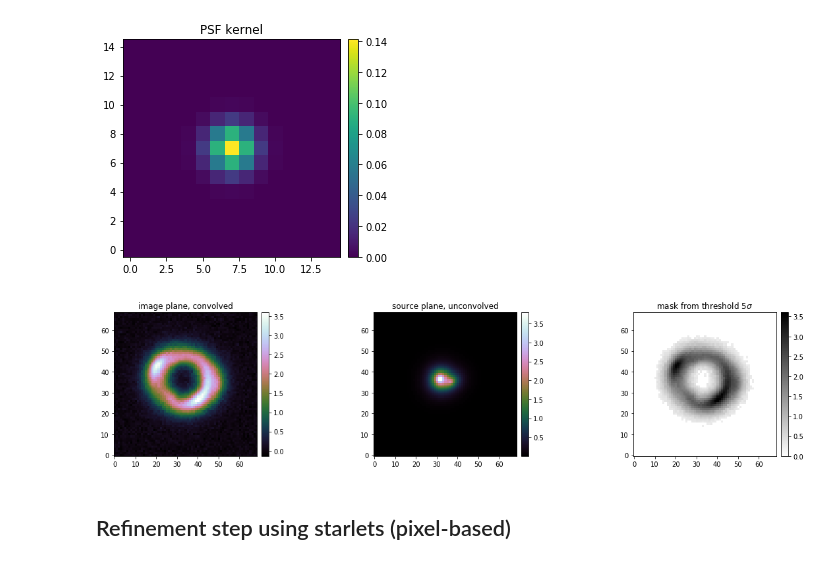
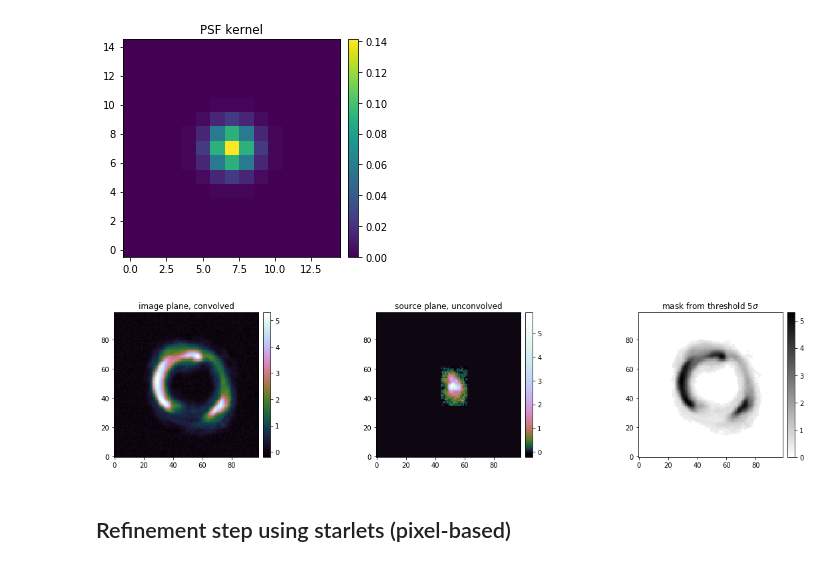
Before and after one commit to aymgal/SLITronomy, a Jupyter notebook: thirdparty/notebooks/04_source_mass_reconstruction.ipynb, the cells around one changed output. Drawn from its saved outputs; the diff is of its cells as text; code cells hidden in the pictures.

```diff
--- a/thirdparty/notebooks/04_source_mass_reconstruction.ipynb
+++ b/thirdparty/notebooks/04_source_mass_reconstruction.ipynb
@@ -78,10 +77,10 @@ log_scale = lambda x: np.log10(x)
 sqrt_scale = lambda x: np.sqrt(x)
 # %%
 # data specifics
-num_pix = 69  # cutout pixel size
+num_pix = 99  # cutout pixel size
 delta_pix = 0.08  # pixel size in arcsec (area per pixel = deltaPix**2)
 
-background_rms = 0.05  # background noise per pixel
+#background_rms = 0.05  # background noise per pixel
 #exp_time = 0  # exposure time (arbitrary units, flux per pixel is in units #photons/exp_time unit)
 
 psf_fwhm = 0.2  # full width half max of PSF, in delta_pix units
@@ -121,29 +120,29 @@ plt.show()
 [figure]
 # %%
 lens_model_list = ['SIE']  # SPEMD
-#kwargs_spemd = {'gamma': 2, 'theta_E': 1, 'center_x': 0.02, 'center_y': 0.05, 'e1': -0.1, 'e2': 0.1}
-kwargs_sie = {'theta_E': 1, 'center_x': 0.02, 'center_y': 0.05, 'e1': -0.1, 'e2': 0.1}
+#kwargs_spemd = {'theta_E': 1.8, 'gamma': 2, 'center_x': 0, 'center_y': 0, 'e1': 0.1, 'e2': -0.2}
+kwargs_sie = {'theta_E': 1.8, 'center_x': 0.1, 'center_y': 0.1, 'e1': -0.1, 'e2': 0.2}
 kwargs_lens = [kwargs_sie]
 lens_model_class = LensModel(lens_model_list=lens_model_list)
 
-# list of source light profiles
-source_model_list = ['SERSIC_ELLIPSE', 'SERSIC_ELLIPSE']
-kwargs_sersic_ellipse_source2 = {'amp': 60, 'R_sersic': 0.4, 'n_sersic': 1, 'e1': 0.1, 'e2': 0.1,
-                                'center_x': 0.2, 'center_y': 0.1}
-kwargs_sersic_ellipse_source1 = {'amp': 130, 'R_sersic': 0.4, 'n_sersic': 1, 'e1': -0.02, 'e2': 0.02,
-                                'center_x': -0.2, 'center_y': 0.2}
-kwargs_source = [kwargs_sersic_ellipse_source1, kwargs_sersic_ellipse_source2]
+# list of source light profiles from Galsim (COSMOS galaxy)
+galsim_index = 1
+snr = 500
+galsim_data_path = ('data/ring_sims/sims_SNR{}/simring_galsim{}_all.pkl'.format(snr, galsim_index))
+[data, truth, lens_model] = pkl.load(open(galsim_data_path, 'rb'))
+galsim_source_highres = truth['source_galsim_3']
+background_rms = data['background_rms']
+galsim_num_pix = data['num_pix']
+galsim_delta_pix = data['delta_pix']
+source_model_list = ['INTERPOL']
+kwargs_interpol_source = {'image': galsim_source_highres, 'amp': 3000, 'center_x': +0.3, 'center_y': -0.1, 'phi_G': 0,
+                          'scale': galsim_delta_pix/3}
+kwargs_source = [kwargs_interpol_source]
 source_model_class = LightModel(light_model_list=source_model_list)
-
-# list of lens light profiles
-lens_light_model_list = []
-kwargs_lens_light = [{}]
-lens_light_model_class = LightModel(light_model_list=lens_light_model_list)
 
 kwargs_truth = {
     'kwargs_lens': kwargs_lens,
     'kwargs_source': kwargs_source,
-    'kwargs_lens_light': kwargs_lens_light,
     'kwargs_special': {'delta_x_source_grid': 0, 'delta_y_source_grid': 0},
 }
 # %%
@@ -151,10 +150,9 @@ kwargs_numerics_sim = {'supersampling_factor': 3, 'supersampling_convolution': F
 
 # get the simalated lens image (i.e. image plane)
 imageModel = ImageModel(data_class, psf_class, lens_model_class, source_model_class,
-                        lens_light_model_class, point_source_class=None,
                         kwargs_numerics=kwargs_numerics_sim)
 
-image_sim_no_noise = imageModel.image(kwargs_lens, kwargs_source, kwargs_lens_light, kwargs_ps=None)
+image_sim_no_noise = imageModel.image(kwargs_lens, kwargs_source)
 
 bkg = image_util.add_background(image_sim_no_noise, sigma_bkd=background_rms)
 #poisson = image_util.add_poisson(image_sim_no_noise, exp_time=exp_time)
@@ -163,6 +161,7 @@ image_sim = image_sim_no_noise + noise
 image_sim_1d = lenstro_util.image2array(image_sim)
 
 kwargs_data['image_data'] = image_sim
+kwargs_data['background_rms'] = background_rms
 kwargs_data['noise_map']  = background_rms * np.ones_like(image_sim)
 data_class.update_data(image_sim)
 # %%
@@ -187,34 +186,35 @@ image_mask = lenstro_util.array2image(image_mask_1d)
 # %%
 fig = plt.figure(figsize=(20, 4))
 
 ax = plt.subplot2grid((1, 3), (0, 0), fig=fig)
 ax.set_title("image plane, convolved")
 im = ax.imshow(lin_scale(image_sim), origin='lower', cmap='cubehelix')
 nice_colorbar(im)
 
 ax = plt.subplot2grid((1, 3), (0, 1))
 ax.set_title("source plane, unconvolved")
-im = ax.imshow(lin_scale(source_sim), origin='lower', cmap='cubehelix')
+im = ax.imshow(lin_scale(source_sim), origin='lower', cmap=log_cmap('cubehelix', 0.03, 1))
 nice_colorbar(im)
 
 ax = plt.subplot2grid((1, 3), (0, 2))
 ax.set_title("mask from threshold {}$\sigma$".format(threshold_noise))
 im = ax.imshow(image_mask*image_sim, origin='lower', cmap='gray_r')
 nice_colorbar(im)
 
 #ax = plt.subplot2grid((1, 4), (0, 2))
 #ax.set_title(r"$\alpha_x$")
 #im = ax.imshow(alpha_x, origin='lower', cmap='seismic')
 #nice_colorbar(im)
 
 #ax = plt.subplot2grid((1, 4), (0, 3))
 #ax.set_title(r"$\alpha_y$")
 #im = ax.imshow(alpha_y, origin='lower', cmap='seismic')
 #nice_colorbar(im)
 
 plt.show()
+fig.savefig("last_mock.png")
 # %% [output]
-[figure, old version]
+[figure, new version]
 # %% [markdown]
 ## Refinement step using starlets (pixel-based)
 # %%
```
Also changed, not shown: parts of 12 cells of this notebook, 4 other files.
